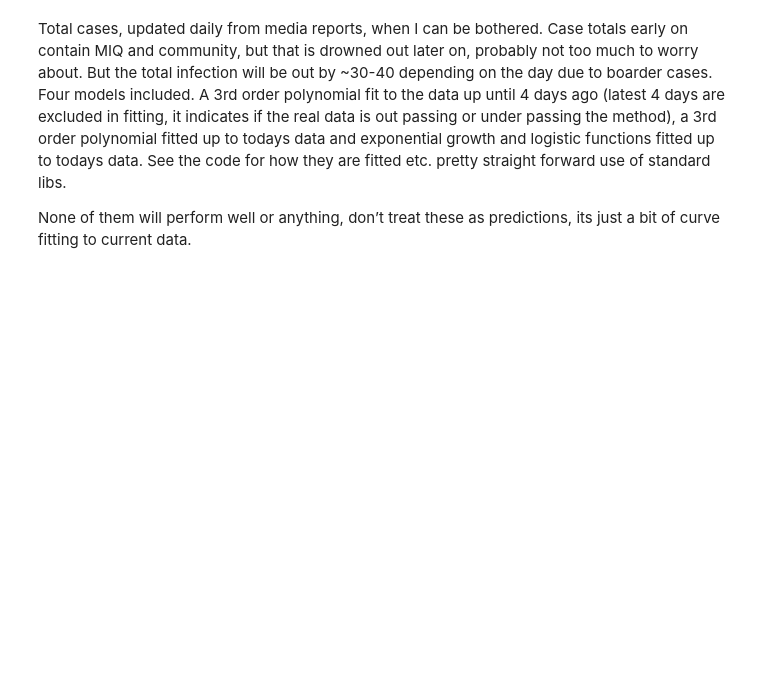
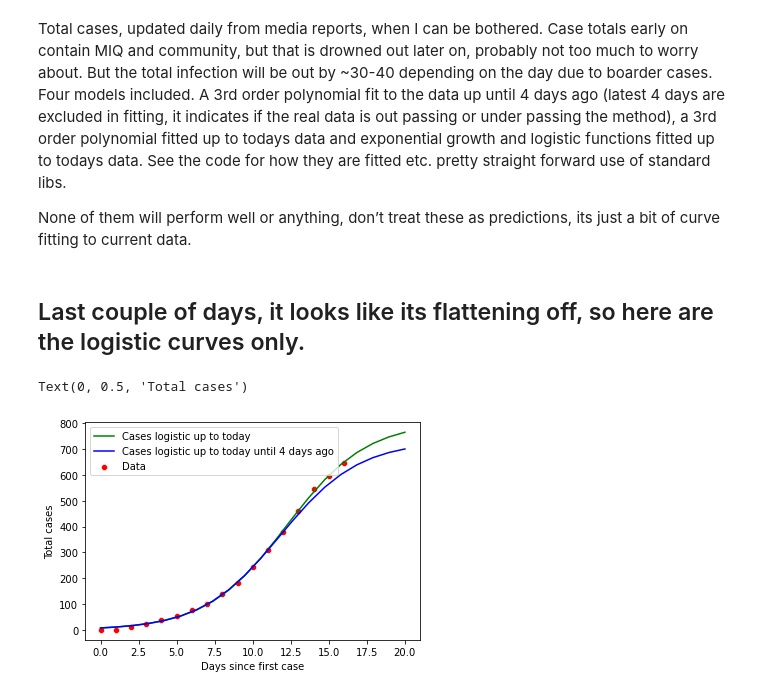
Before and after one commit to westernsci/NZ-covid-outbreak-curve-fitting, a Jupyter notebook: covidCurveFitting.ipynb, the cells around one changed output. Cells and saved outputs as stored; diff of their text form; code cells hidden in the pictures; blank space fills up the shorter version.

```diff
--- a/covidCurveFitting.ipynb
+++ b/covidCurveFitting.ipynb
@@ -34,3 +37,14 @@ modold = np.polyfit(daysNZ[:-4], nzT[:-4], 3)
 mod = np.polyfit(daysNZ, nzT, 3)
 predold = modold[3]+ predrange*modold[2] + modold[1]*predrange**2 + modold[0]*predrange**3
 pred = mod[3]+ predrange*mod[2] + mod[1]*predrange**2 + mod[0]*predrange**3
+# %% [markdown]
+## Last couple of days, it looks like its flattening off, so here are the logistic curves only.
+# %%
+sb.lineplot(x=predrange, y=(predlog), color='green', label='Cases logistic up to today')
+sb.lineplot(x=predrange, y=(predlogold), color='blue', label='Cases logistic up to today until 4 days ago')
+sb.scatterplot(x=daysNZ, y=(nzT), color='r', label='Data')
+plt.xlabel('Days since first case')
+plt.ylabel('Total cases')
+# %% [output]
+Text(0, 0.5, 'Total cases')
+[figure, added]
```
Also changed, not shown: parts of 6 cells of this notebook.
